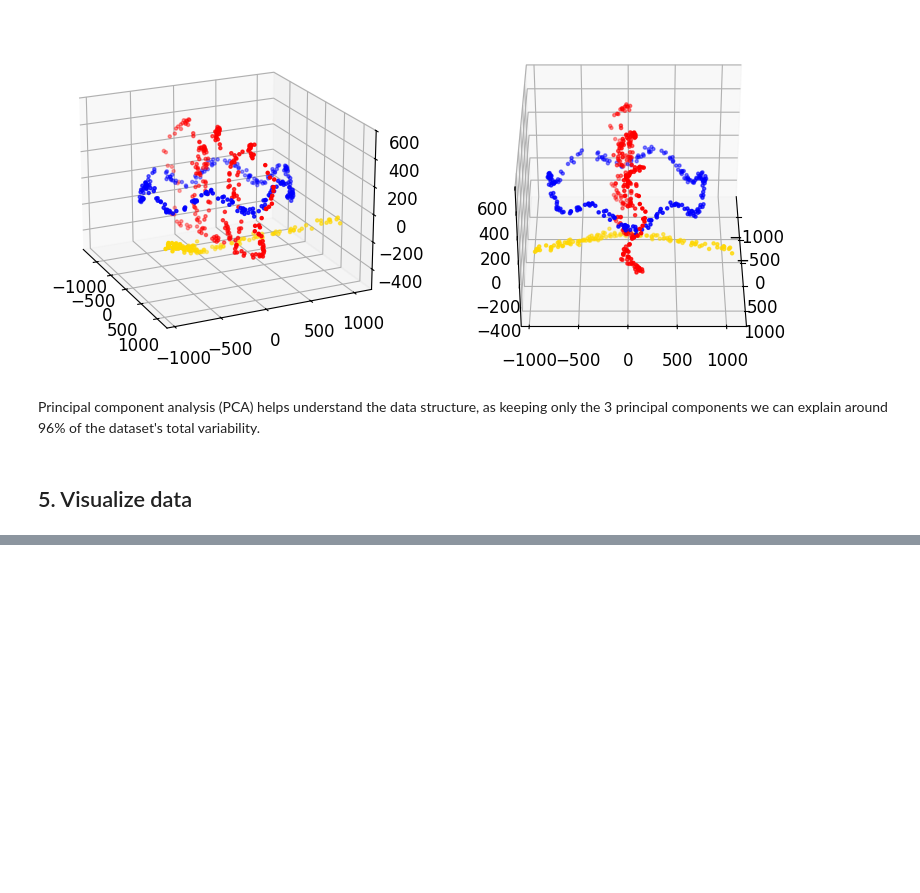
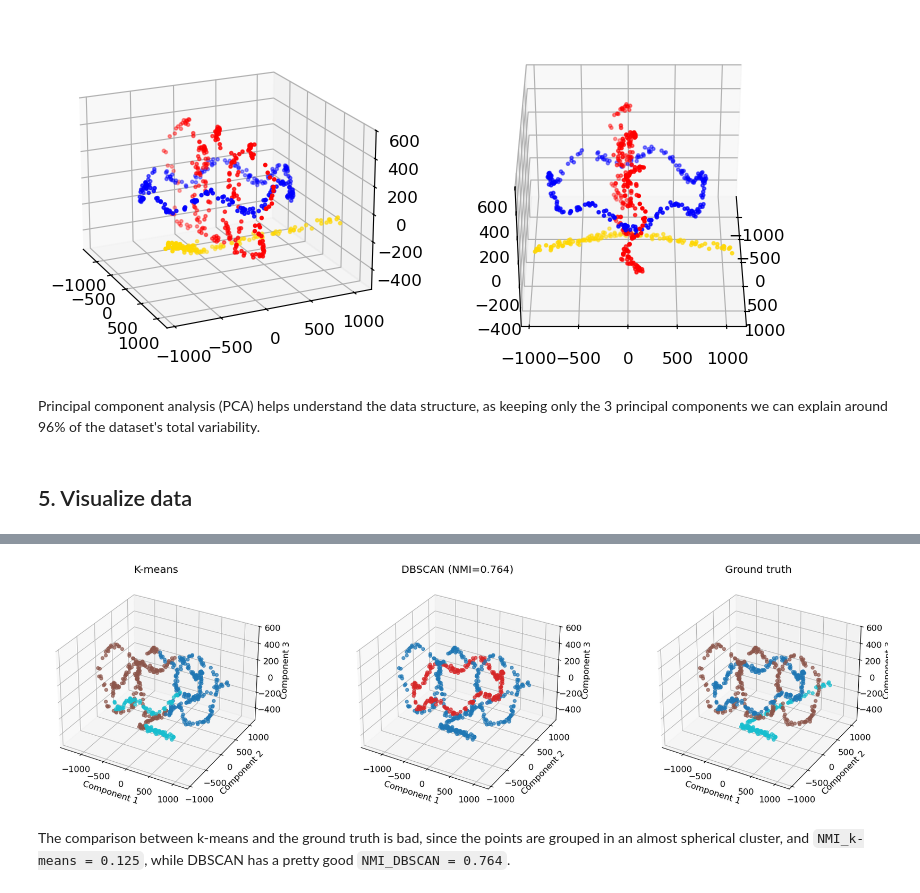
Before and after one commit to FrancescoPeron/LCP_B, a Jupyter notebook: Data_vis_cluster/Es_4_punto_1_2.ipynb, the cells around one changed output, grey strips where cells are left out. Cells and saved outputs as stored; diff of their text form; code cells hidden in the pictures; blank space fills up the shorter version.

```diff
--- a/Data_vis_cluster/Es_4_punto_1_2.ipynb
+++ b/Data_vis_cluster/Es_4_punto_1_2.ipynb
@@ -337,0 +372,21 @@ Text(0.5, 1.0, 'Spectral Embedding')
+# %%
+fig = plt.figure(figsize=(18, 5))
+
+titles = ["K-means", f"DBSCAN (NMI={nmi_dbscan:.3f})", "Ground truth"]
+labels_list = [labels_km, labels_dbscan, y]
+
+for i, (title, labels) in enumerate(zip(titles, labels_list)):
+    ax = fig.add_subplot(1, 3, i+1, projection='3d')
+    ax.scatter(x_pca_[:,0], x_pca_[:,1], x_pca_[:,2],
+               c=labels, cmap='tab10', s=20, alpha=0.7)
+    ax.set_title(title)
+    ax.set_xlabel("Component 1")
+    ax.set_ylabel("Component 2")
+    ax.set_zlabel("Component 3")
+
+plt.tight_layout()
+plt.show()
+# %% [output]
+[figure, added]
+# %% [markdown]
+The comparison between k-means and the ground truth is bad, since the points are grouped in an almost spherical cluster, and `NMI_k-means = 0.125`, while DBSCAN has a pretty good `NMI_DBSCAN = 0.764`.
```
Also changed, not shown: parts of 10 cells of this notebook.
